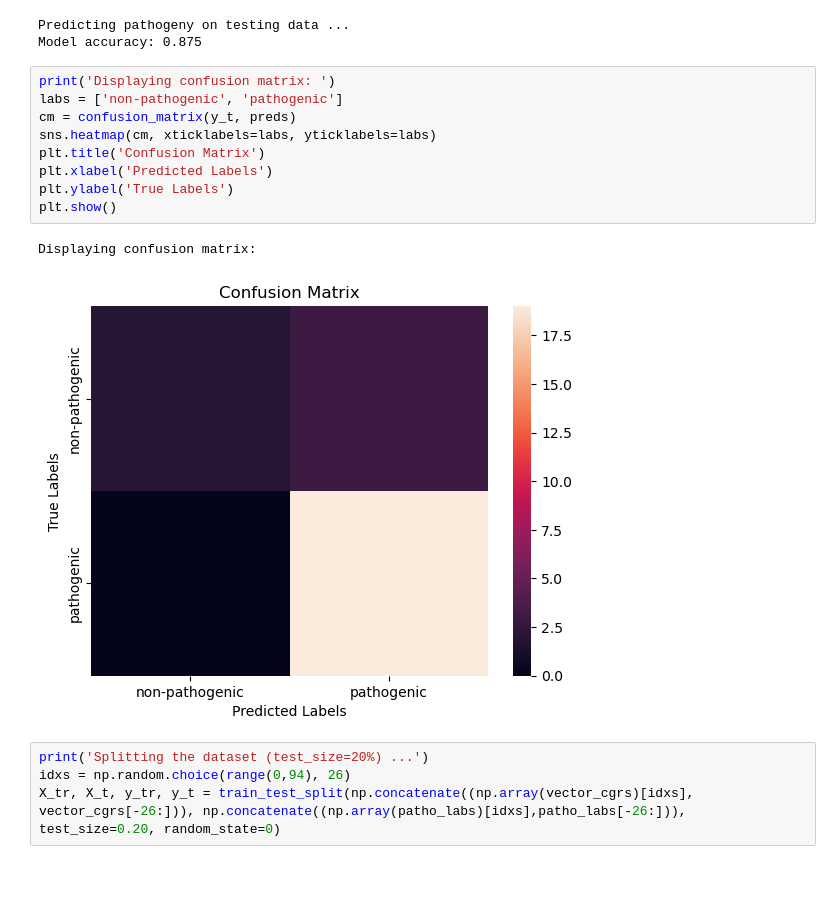
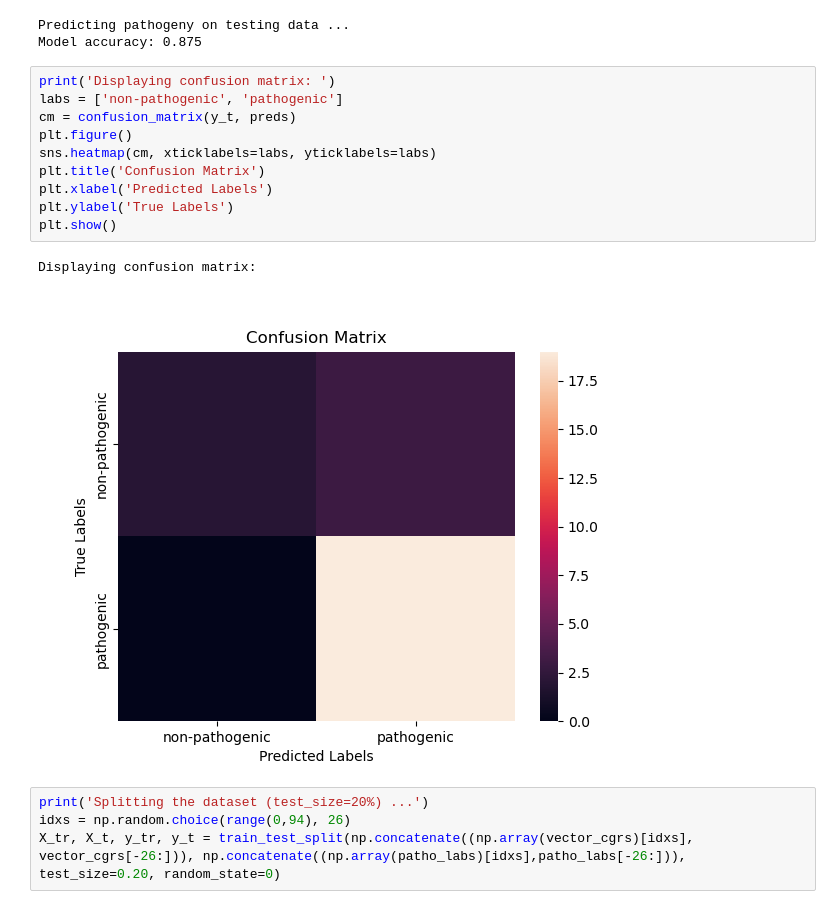
Before and after one commit to Zeyad-Awad/Bacteria-Classification-ML, a Jupyter notebook: main.ipynb, the cells around one changed output. Saved outputs shown, nothing was run; the diff lists cells and outputs as text; blank space fills up the shorter version.

```diff
--- a/main.ipynb
+++ b/main.ipynb
@@ -272,15 +272,16 @@ Model accuracy: 0.875
 # %%
 print('Displaying confusion matrix: ')
 labs = ['non-pathogenic', 'pathogenic']
 cm = confusion_matrix(y_t, preds)
+plt.figure()
 sns.heatmap(cm, xticklabels=labs, yticklabels=labs)
 plt.title('Confusion Matrix')
 plt.xlabel('Predicted Labels')
 plt.ylabel('True Labels')
 plt.show()
 # %% [output]
 Displaying confusion matrix:
-[figure, old version]
+[figure, new version]
 # %%
 print('Splitting the dataset (test_size=20%) ...')
 idxs = np.random.choice(range(0,94), 26)
```
Also changed, not shown: parts of 8 cells of this notebook.
